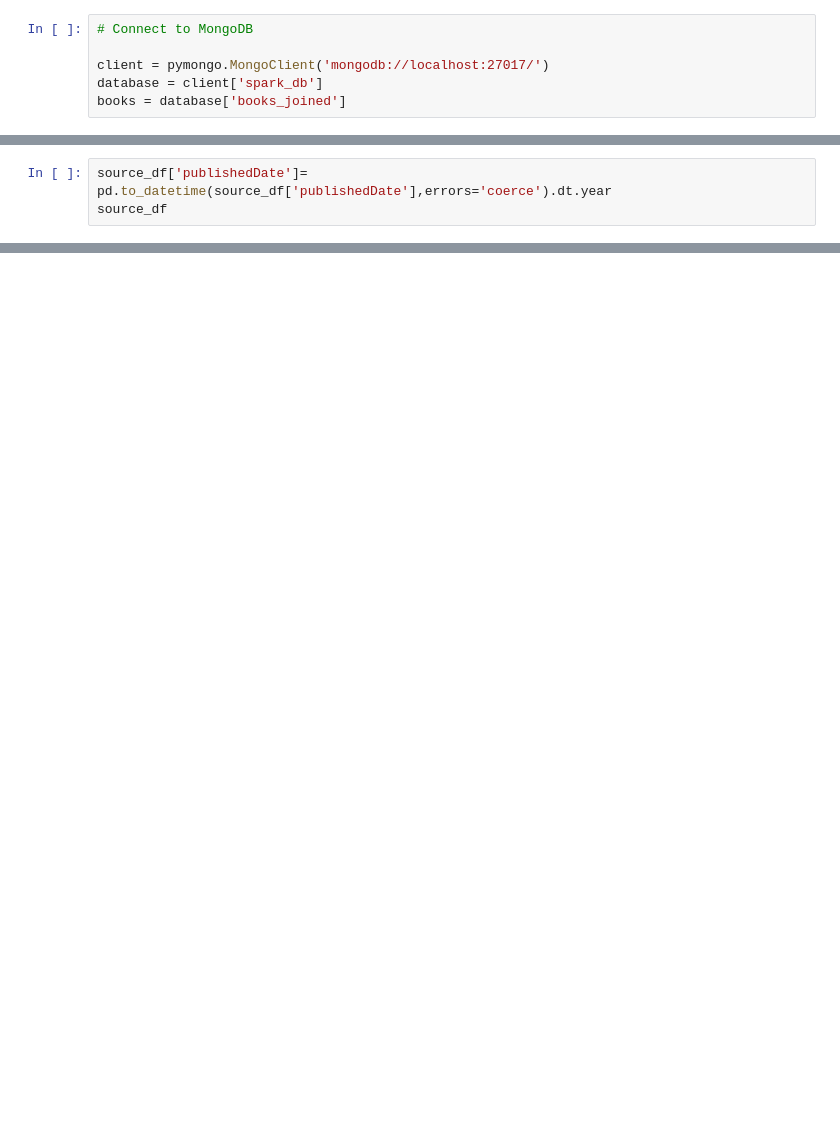
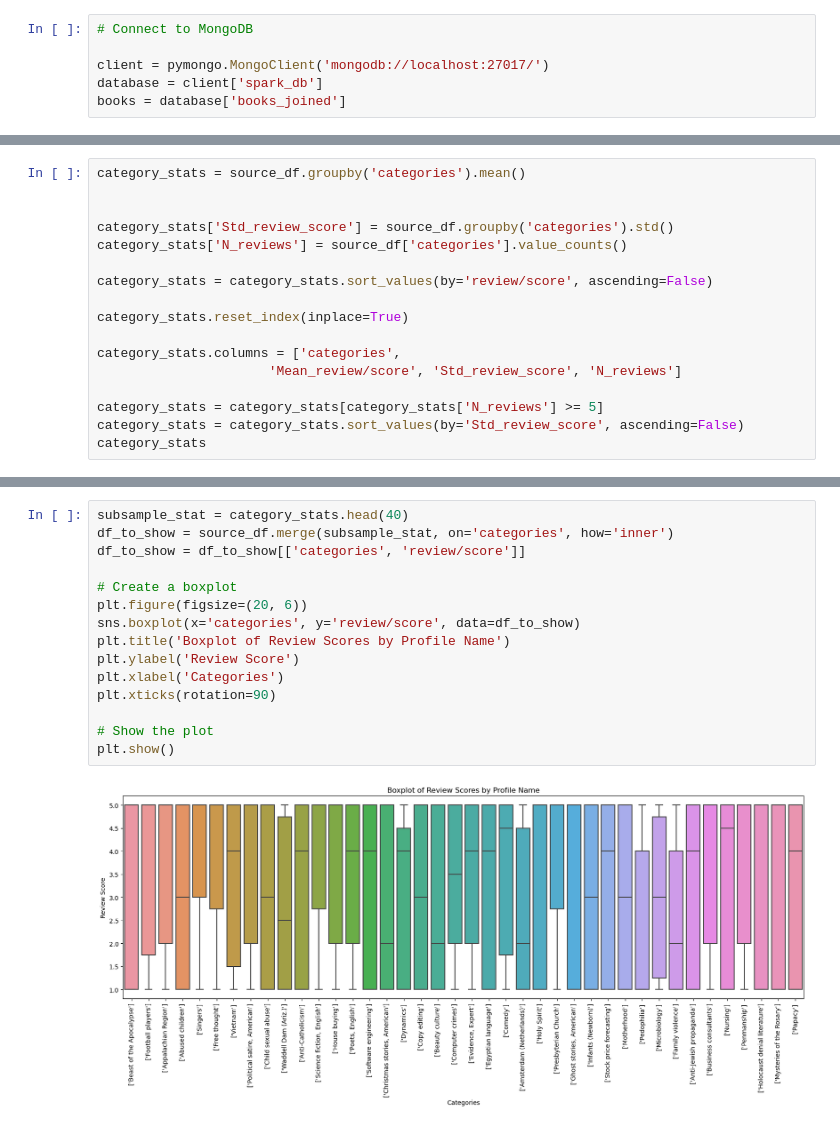
Before and after one commit to AndreaAlberti07/Amazon-books-reviews-ML, a Jupyter notebook: notebooks/hypotesis_testing/hypothesis_5.ipynb, the cells around one changed output, grey strips where cells are left out. Drawn from its saved outputs; the diff is of its cells as text; blank space fills up the shorter version.

```diff
--- a/notebooks/hypotesis_testing/hypothesis_5.ipynb
+++ b/notebooks/hypotesis_testing/hypothesis_5.ipynb
@@ -55,3 +62,0 @@ source_df
-# %%
-source_df['publishedDate']= pd.to_datetime(source_df['publishedDate'],errors='coerce').dt.year
-source_df
@@ -71,0 +63,17 @@ source_df
+# %%
+category_stats = source_df.groupby('categories').mean()
+
+
+category_stats['Std_review_score'] = source_df.groupby('categories').std()
+category_stats['N_reviews'] = source_df['categories'].value_counts()
+
+category_stats = category_stats.sort_values(by='review/score', ascending=False)
+
+category_stats.reset_index(inplace=True)
+
+category_stats.columns = ['categories',
+                      'Mean_review/score', 'Std_review_score', 'N_reviews']
+
+category_stats = category_stats[category_stats['N_reviews'] >= 5]
+category_stats = category_stats.sort_values(by='Std_review_score', ascending=False)
+category_stats
@@ -71,0 +94,17 @@ source_df
+# %%
+subsample_stat = category_stats.head(40)
+df_to_show = source_df.merge(subsample_stat, on='categories', how='inner')
+df_to_show = df_to_show[['categories', 'review/score']]
+
+# Create a boxplot
+plt.figure(figsize=(20, 6))
+sns.boxplot(x='categories', y='review/score', data=df_to_show)
+plt.title('Boxplot of Review Scores by Profile Name')
+plt.ylabel('Review Score')
+plt.xlabel('Categories')
+plt.xticks(rotation=90)
+
+# Show the plot
+plt.show()
+# %% [output]
+[figure, added]
```
Also changed, not shown: parts of 9 cells of this notebook, 4 other files.
